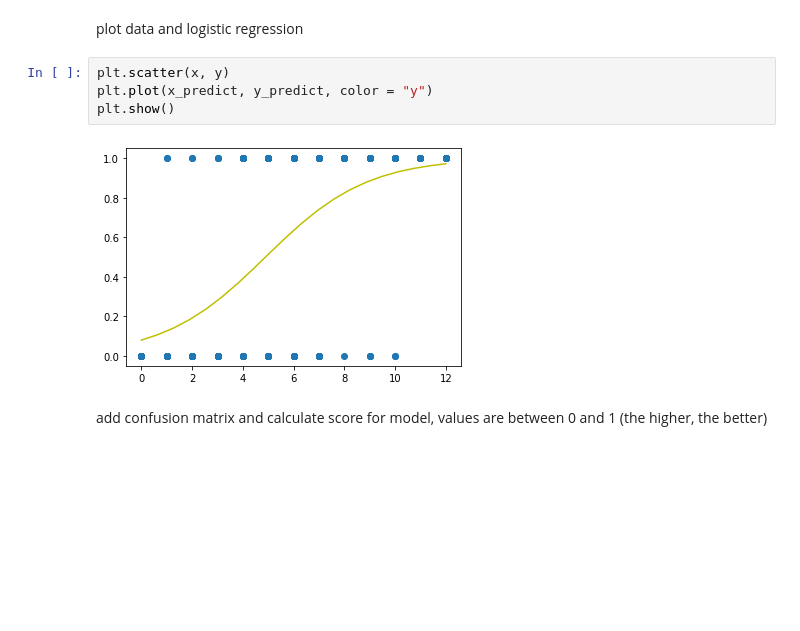
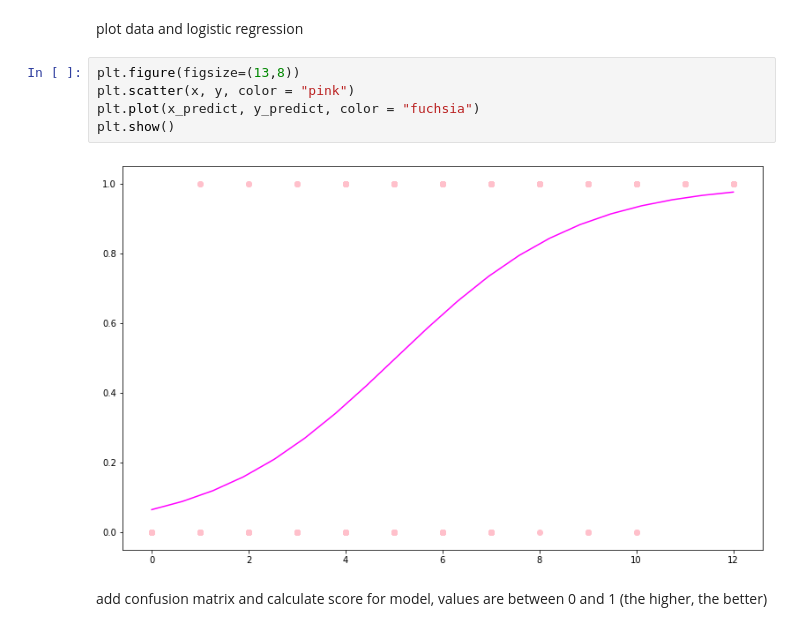
Before and after one commit to gabrieltorresgamez/linearregression-examples, a Jupyter notebook: example-logistic-and-linear.ipynb, the cells around one changed output. Saved outputs shown, nothing was run; the diff lists cells and outputs as text; blank space fills up the shorter version.

```diff
--- a/example-logistic-and-linear.ipynb
+++ b/example-logistic-and-linear.ipynb
@@ -66,11 +67,12 @@ y_predict = model.predict_proba(x_predict)[:,1]
 # %% [markdown]
 plot data and logistic regression
 # %%
-plt.scatter(x, y)
-plt.plot(x_predict, y_predict, color = "y")
+plt.figure(figsize=(13,8))
+plt.scatter(x, y, color = "pink")
+plt.plot(x_predict, y_predict, color = "fuchsia")
 plt.show()
 # %% [output]
-[figure, old version]
+[figure, new version]
 # %% [markdown]
 add confusion matrix and calculate score for model, values are between 0 and 1 (the higher, the better)
 # %%
```
Also changed, not shown: parts of 9 cells of this notebook.
